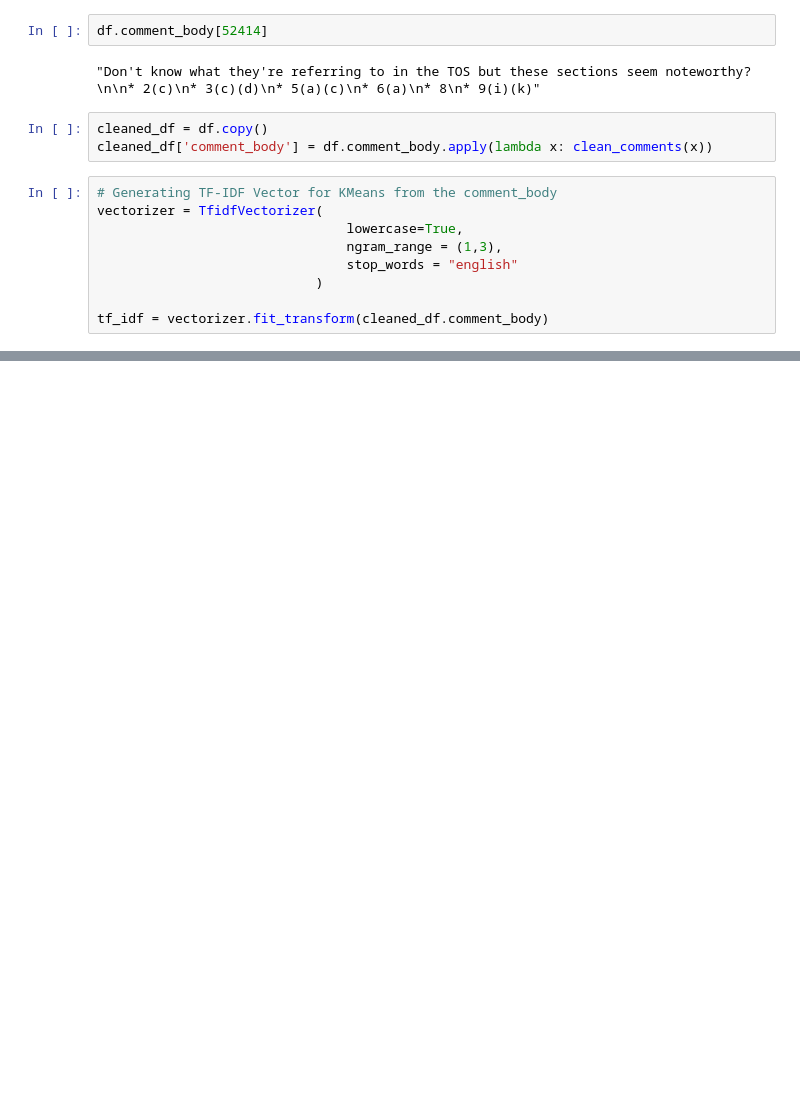
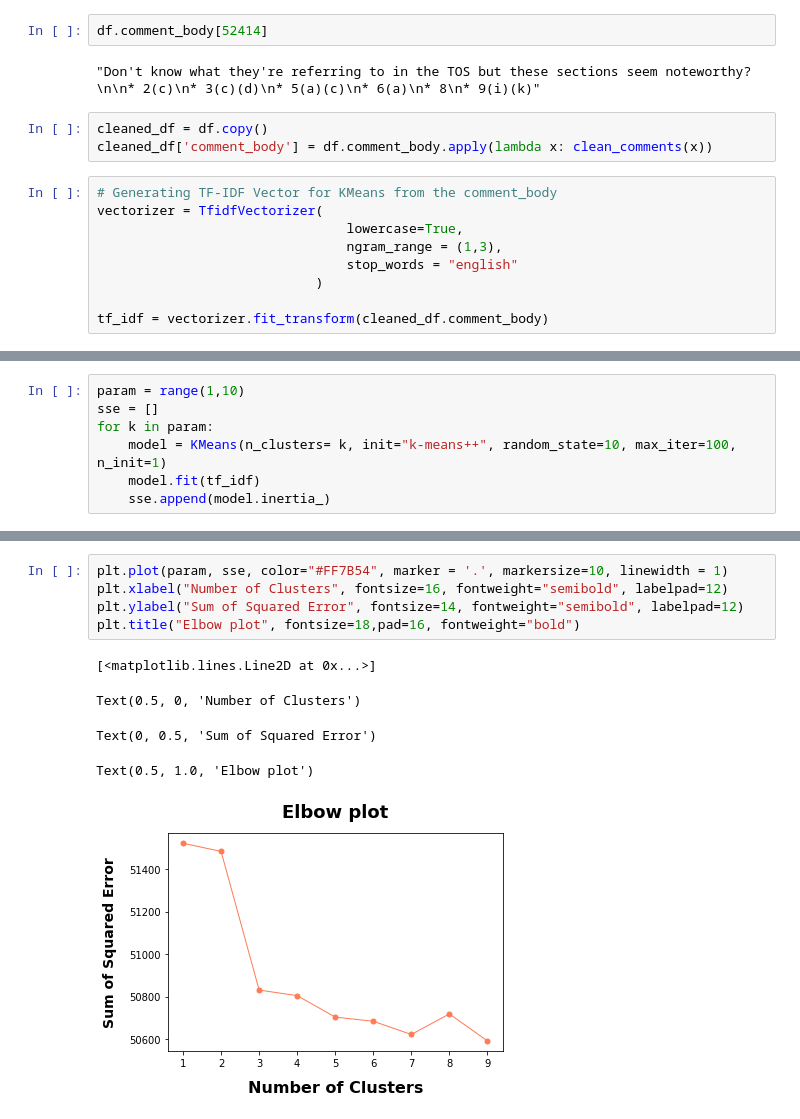
Before and after one commit to ewang97/ChatGPT-Reddit-Comment-Analysis, a Jupyter notebook: data_preprocessing.ipynb, the cells around one changed output, grey strips where cells are left out. Cells and saved outputs as stored; diff of their text form; blank space fills up the shorter version.

```diff
--- a/data_preprocessing.ipynb
+++ b/data_preprocessing.ipynb
@@ -138,0 +167,7 @@ cleaned_df
+# %%
+param = range(1,10)
+sse = []
+for k in param:
+    model = KMeans(n_clusters= k, init="k-means++", random_state=10, max_iter=100, n_init=1)
+    model.fit(tf_idf)
+    sse.append(model.inertia_)
@@ -138,0 +184,11 @@ cleaned_df
+# %%
+plt.plot(param, sse, color="#FF7B54", marker = '.', markersize=10, linewidth = 1)
+plt.xlabel("Number of Clusters", fontsize=16, fontweight="semibold", labelpad=12)
+plt.ylabel("Sum of Squared Error", fontsize=14, fontweight="semibold", labelpad=12)
+plt.title("Elbow plot", fontsize=18,pad=16, fontweight="bold")
+# %% [output]
+[<matplotlib.lines.Line2D at 0x...>]
+Text(0.5, 0, 'Number of Clusters')
+Text(0, 0.5, 'Sum of Squared Error')
+Text(0.5, 1.0, 'Elbow plot')
+[figure, added]
```
Also changed, not shown: parts of 11 cells of this notebook.
